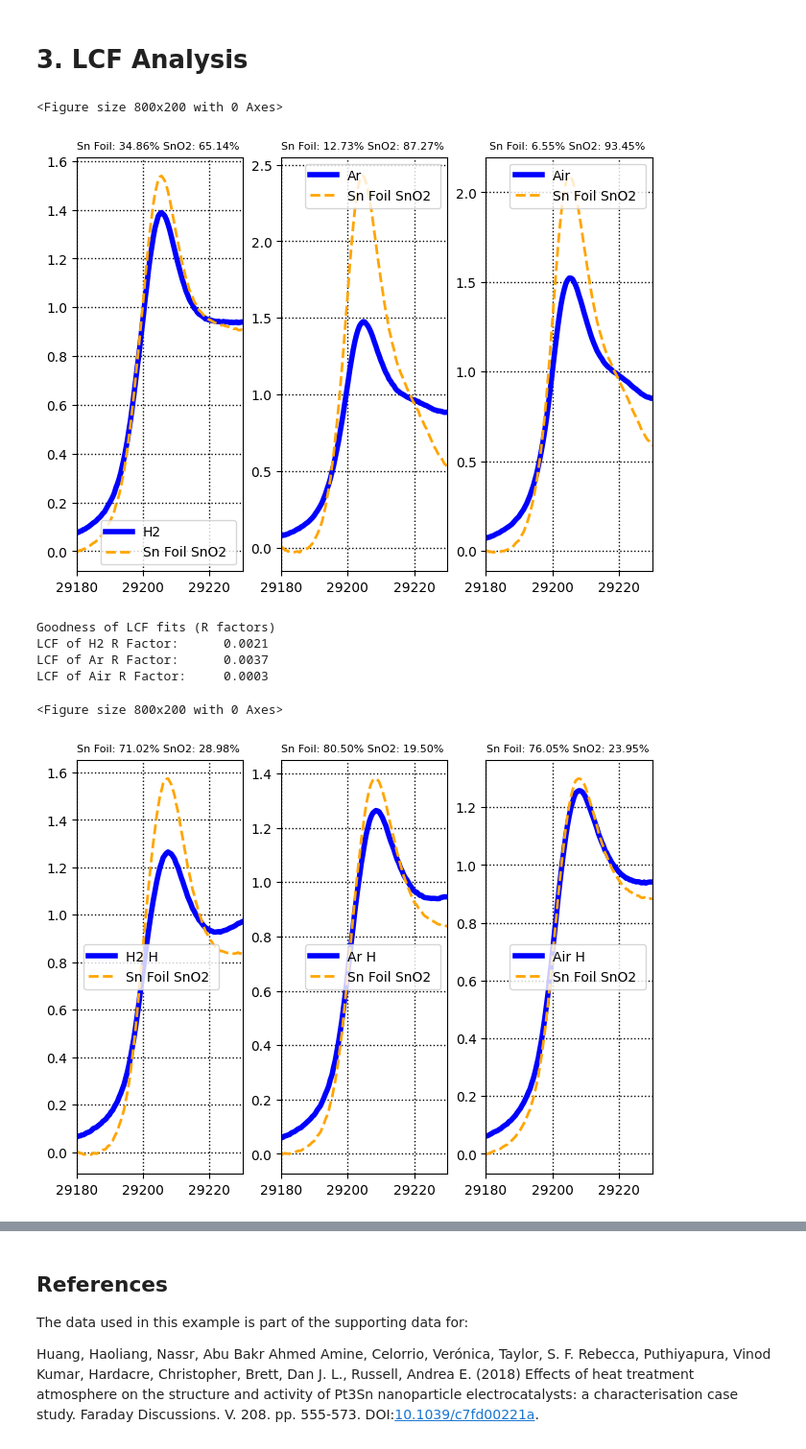
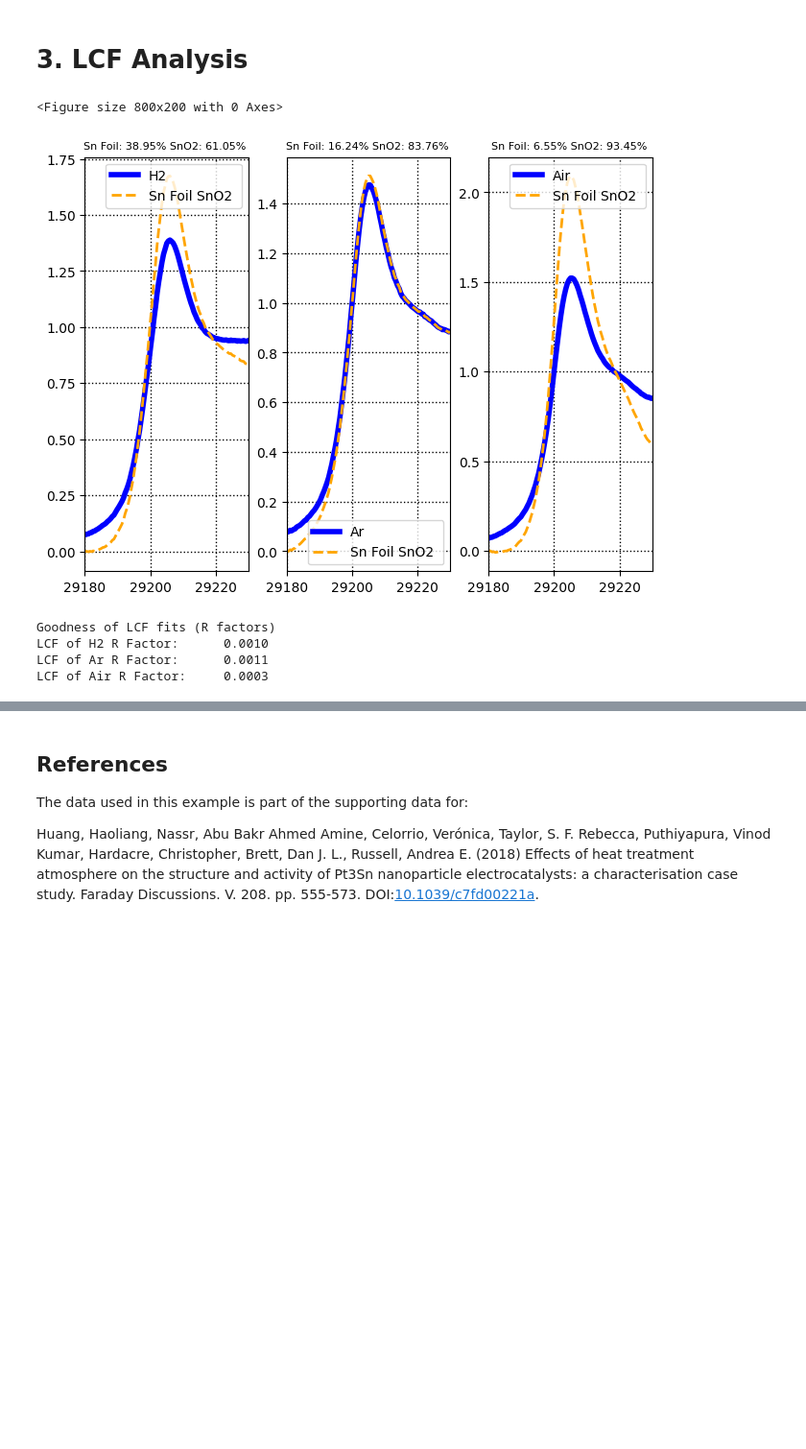
Before and after one commit to scman1/psdi_webinar, a Jupyter notebook: e03_LCF/LCF_Analysis.ipynb, the cells around one changed output, grey strips where cells are left out. Shown at 96% size. Drawn from its saved outputs; the diff is of its cells as text; code cells hidden in the pictures; blank space fills up the shorter version.

```diff
--- a/e03_LCF/LCF_Analysis.ipynb
+++ b/e03_LCF/LCF_Analysis.ipynb
@@ -46,12 +46,20 @@ The process is divided in two steps. The first step entails reading the metadata
 ## 1.1 Data mappings
 Variables used for mapping processed data to results in paper. In this case these data are for figure 4A. The mappings are stored in a json file which was produced in the previous step named "PtSn_KEdge_XANES.json".
 # %%
-json_file = "../outputs/PtSn_KEdge/PtSn_KEdge_XANES.json"
+json_file = "./mappings_metadata.json"
 json_metadata = {}
 
 with open(json_file) as json_data:
     json_metadata = json.load(json_data)
 
 pprint.pprint(json_metadata)
+
+json_file = "operations_metadata.json"
+operations_data = {}
+print("*"*80)
+with open(json_file) as json_data:
+    operations_data = json.load(json_data)
+
+pprint.pprint(operations_data)
 # %% [output]
 {'data_file': 'Xray_data.zip',
@@ -130,44 +112,47 @@ pprint.pprint(lcf_metadata)
 # %% [markdown]
 # 3. LCF Analysis
 # %%
-for lcf_targets in lcf_metadata['variables']['lcf_analyses']:
-    # Create a List of groups to use as components
-    lcf_components = {}
+# get parameters for the first lcf operation
 
-    for a_component in lcf_targets['lcf_components'] :
-        lcf_components[a_component] = snkedge_data[a_component]
-    #create a list of groups to hold the results of the lcf
-    results = []
-    ref_standard = lcf_metadata['variables']['reference_standard']
-    # do lcf on each of the groups listed
-    for a_group in lcf_targets['lcf_groups'] :
-        min_lim = lcf_components[ref_standard].e0 + lcf_metadata['variables']['lower_limit']
-        max_lim = lcf_components[ref_standard].e0 + lcf_metadata['variables']['upper_limit']
-        lcf_result = athenamgr.lcf_group(snkedge_data[a_group], list(lcf_components.values()),
-                                         fit_limits=[min_lim, max_lim])
-        lcf_result.label = "LCF of "+ a_group
-        results.append([snkedge_data[a_group],lcf_result])
+reference_standard = operations_data['task_list'][0]['variables']["reference_standard"]
 
-    # plot the lcf results
-    custom_plots.compare_lcf_plot(results)
-    plt.show()
+lcf_component_names = operations_data['task_list'][0]['variables']['lcf_components']
+lcf_group_names = operations_data['task_list'][0]['variables']['lcf_groups']
 
-    #components = len(results)
-   # for i in range(0,components):
-   #     plt = athenamgr.plot_normalised(results[i][0])
-   #     plt = athenamgr.plot_normalised(results[i][1])
-   #     plt.xlim([29180, 29230])
-   #     plt.show()
+lower_limit = operations_data['task_list'][0]['variables']['lower_limit']
+upper_limit = operations_data['task_list'][0]['variables']['upper_limit']
 
-    print("Goodness of LCF fits (R factors)")
-    for a_result in results:
+
+# Create a List of groups to use as components
+lcf_components = {}
+for a_component in lcf_component_names :
+    lcf_components[a_component] = snkedge_data[a_component]
+
+#create a list of groups to hold the results of the lcf
+results = []
+
+# do lcf on each of the groups listed
+for a_group in lcf_group_names:
+    min_lim = lcf_components[reference_standard].e0 + lower_limit
+    max_lim = lcf_components[reference_standard].e0 + upper_limit
+    lcf_result = athenamgr.lcf_group(snkedge_data[a_group],
+                                     list(lcf_components.values()),
+                                     fit_limits=[min_lim, max_lim])
+    lcf_result.label = "LCF of "+ a_group
+    results.append([snkedge_data[a_group],lcf_result])
+
+# plot the lcf results
+custom_plots.compare_lcf_plot(results)
+plt.show()
+
+print("Goodness of LCF fits (R factors)")
+
+for a_result in results:
         print (a_result[1].label + " R Factor:\t", "%.4f" % a_result[1].rfactor)
 # %% [output]
 <Figure size 800x200 with 0 Axes>
-[figure, old version]
+[figure, new version]
 Goodness of LCF fits (R factors)
-LCF of H2 R Factor:      0.0021
-LCF of Ar R Factor:      0.0037
+LCF of H2 R Factor:      0.0010
+LCF of Ar R Factor:      0.0011
 LCF of Air R Factor:     0.0003
-<Figure size 800x200 with 0 Axes>
-[figure, removed]
```
Also changed, not shown: parts of 11 cells of this notebook, 4 other files.
